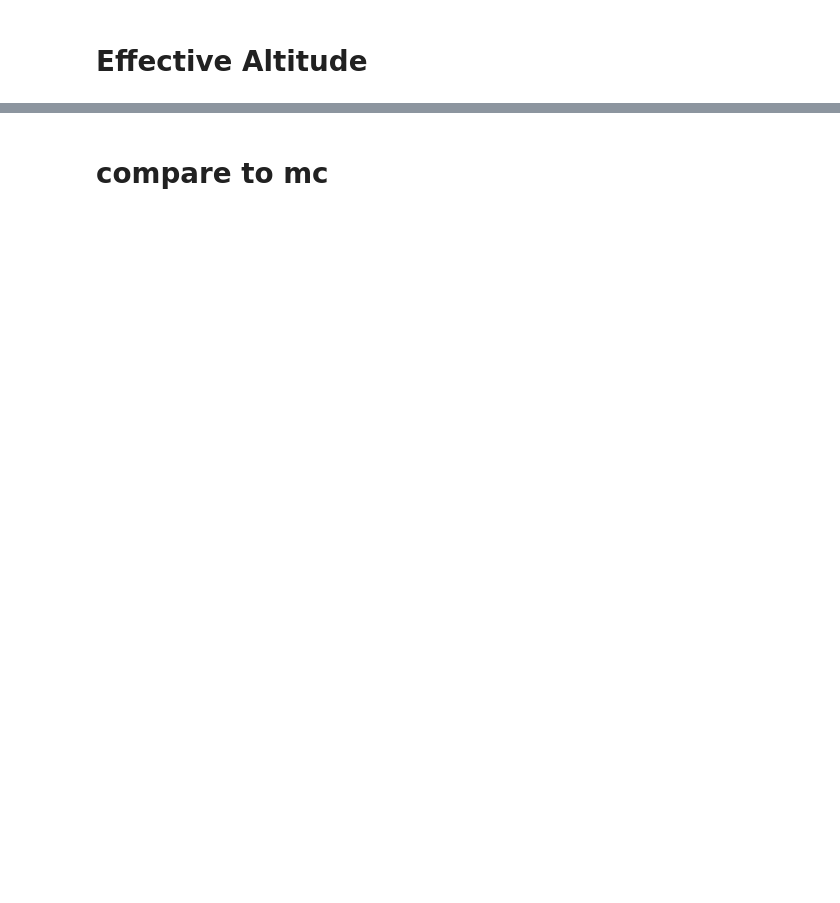
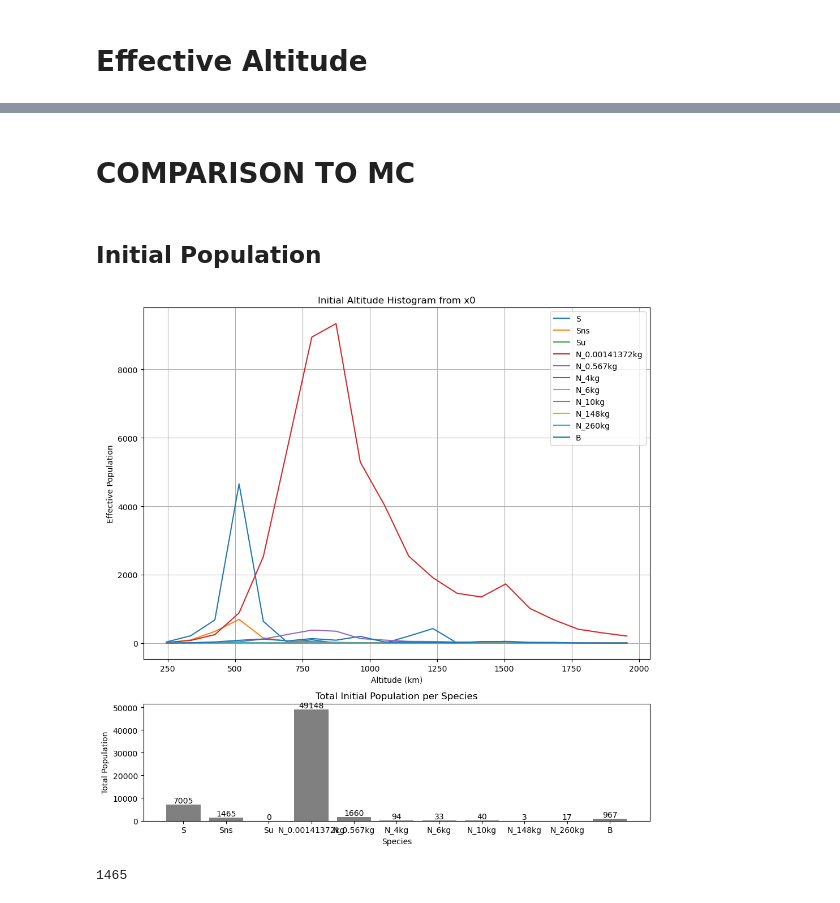
Before and after one commit to ARCLab-MIT/pyssem, a Jupyter notebook: pyssem/elliptical_launch.ipynb, the cells around one changed output, grey strips where cells are left out. Saved outputs shown, nothing was run; the diff lists cells and outputs as text; code cells hidden in the pictures; blank space fills up the shorter version.

```diff
--- a/pyssem/elliptical_launch.ipynb
+++ b/pyssem/elliptical_launch.ipynb
@@ -325,2 +200,67 @@ plt.show()
 # %% [markdown]
-# compare to mc
+# COMPARISON TO MC
+# %% [markdown]
+## Initial Population
+# %%
+import numpy as np
+import matplotlib.pyplot as plt
+
+# Unpack inputs
+x0 = scenario_properties.x0  # shape: (sma, species, ecc)
+TIS = scenario_properties.time_in_shell  # shape: (altitude, ecc, sma)
+altitudes = scenario_properties.HMid  # length: n_alt_shells
+species_names = scenario_properties.species_names
+
+n_sma_bins, n_species, n_ecc_bins = x0.shape
+n_alt_shells = TIS.shape[0]
+
+# --- Calculate effective population in each altitude shell per species ---
+effective_altitude_matrix = np.zeros((n_alt_shells, n_species))
+
+for species in range(n_species):
+    for alt_shell in range(n_alt_shells):
+        total = 0.0
+        for sma in range(n_sma_bins):
+            for ecc in range(n_ecc_bins):
+                n_pop = x0[sma, species, ecc]
+                tis = TIS[alt_shell, ecc, sma]
+                total += n_pop * tis
+        effective_altitude_matrix[alt_shell, species] = total
+
+# --- Calculate total initial population per species ---
+total_species_population = x0.sum(axis=(0, 2))
+
+# --- Plot Setup ---
+fig, (ax1, ax2) = plt.subplots(2, 1, figsize=(10, 10), gridspec_kw={'height_ratios': [3, 1]})
+
+# --- Plot: One line per species (Altitude distribution) ---
+for s in range(n_species):
+    ax1.plot(altitudes, effective_altitude_matrix[:, s], label=species_names[s])
+
+ax1.set_xlabel("Altitude (km)")
+ax1.set_ylabel("Effective Population")
+ax1.set_title("Initial Altitude Histogram from x0")
+ax1.legend()
+ax1.grid(True)
+
+# --- Histogram of total population per species ---
+bars = ax2.bar(species_names, total_species_population, color='grey')
+
+ax2.set_xlabel("Species")
+ax2.set_ylabel("Total Population")
+ax2.set_title("Total Initial Population per Species")
+
+# --- Annotate actual numbers on bars ---
+for bar in bars:
+    height = bar.get_height()
+    ax2.text(bar.get_x() + bar.get_width() / 2, height, f'{int(height)}',
+             ha='center', va='bottom', fontsize=10)
+
+plt.tight_layout()
+plt.show()
+# %% [output]
+[figure, added]
+# %%
+scenario_properties.x0[:, 1, :].sum()
+# %% [output]
+1465
```
Also changed, not shown: parts of 28 cells of this notebook, 8 other files.
